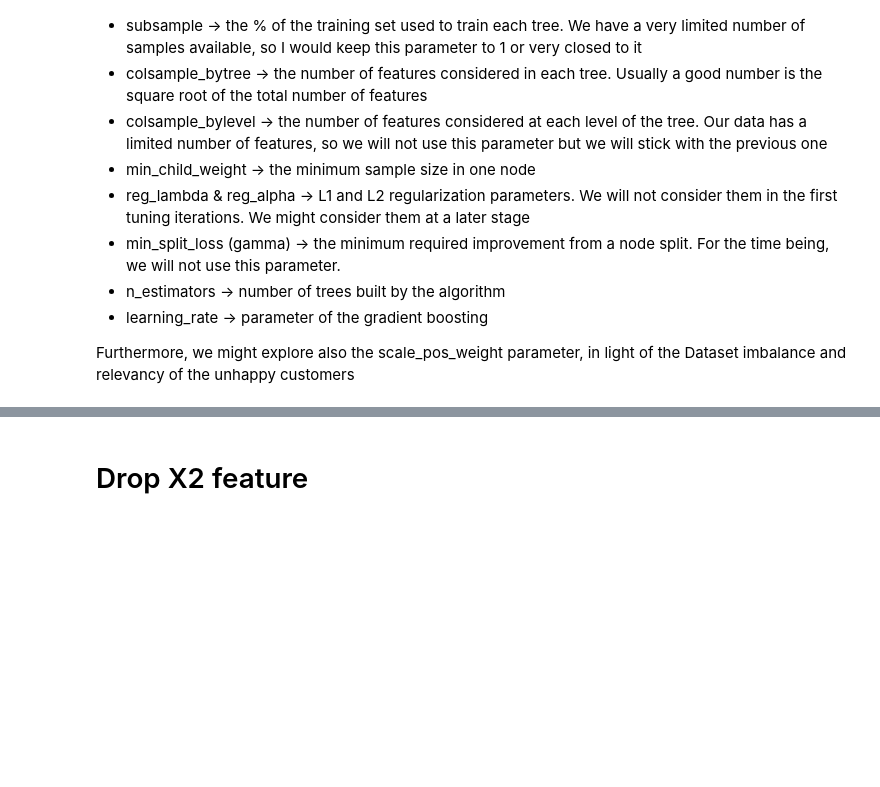
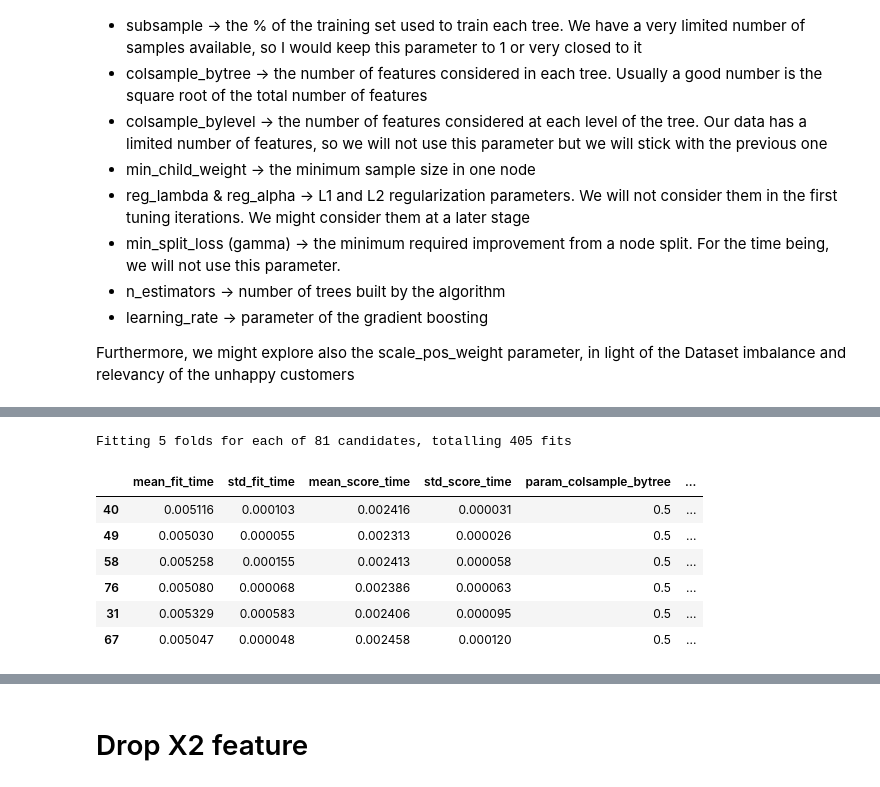
Before and after one commit to Ilvecho/Happy-Customers, a Jupyter notebook: Notebook_for_dev.ipynb, the cells around one changed output, grey strips where cells are left out. Saved outputs shown, nothing was run; the diff lists cells and outputs as text; code cells hidden in the pictures; blank space fills up the shorter version.

```diff
--- a/Notebook_for_dev.ipynb
+++ b/Notebook_for_dev.ipynb
@@ -550,0 +563,25 @@ cv_results = pd.DataFrame.from_dict(clf.cv_results_)
+# %%
+param_grid = {'max_depth': [2, 3, 4],
+              'subsample': [1],
+              'colsample_bytree': [0.5],
+              'min_child_weight': [4, 5, 6],
+              'n_estimators': [5, 10, 15],
+              'learning_rate': [0.1, 0.2, 0.3],
+              'random_state': [42]}
+
+clf = model_selection.GridSearchCV(xgb, param_grid, scoring='accuracy', verbose=1)
+clf.fit(X_train, y_train)
+
+cv_results = pd.DataFrame.from_dict(clf.cv_results_)
+# %% [output]
+Fitting 5 folds for each of 81 candidates, totalling 405 fits
+# %%
+cv_results.drop('params', axis=1).sort_values('rank_test_score').head(n=6)
+# %% [output]
+|  | mean_fit_time | std_fit_time | mean_score_time | std_score_time | param_colsample_bytree | ... |
+| 40 | 0.005116 | 0.000103 | 0.002416 | 0.000031 | 0.5 | ... |
+| 49 | 0.005030 | 0.000055 | 0.002313 | 0.000026 | 0.5 | ... |
+| 58 | 0.005258 | 0.000155 | 0.002413 | 0.000058 | 0.5 | ... |
+| 76 | 0.005080 | 0.000068 | 0.002386 | 0.000063 | 0.5 | ... |
+| 31 | 0.005329 | 0.000583 | 0.002406 | 0.000095 | 0.5 | ... |
+| 67 | 0.005047 | 0.000048 | 0.002458 | 0.000120 | 0.5 | ... |
```
Also changed, not shown: parts of 18 cells of this notebook.
